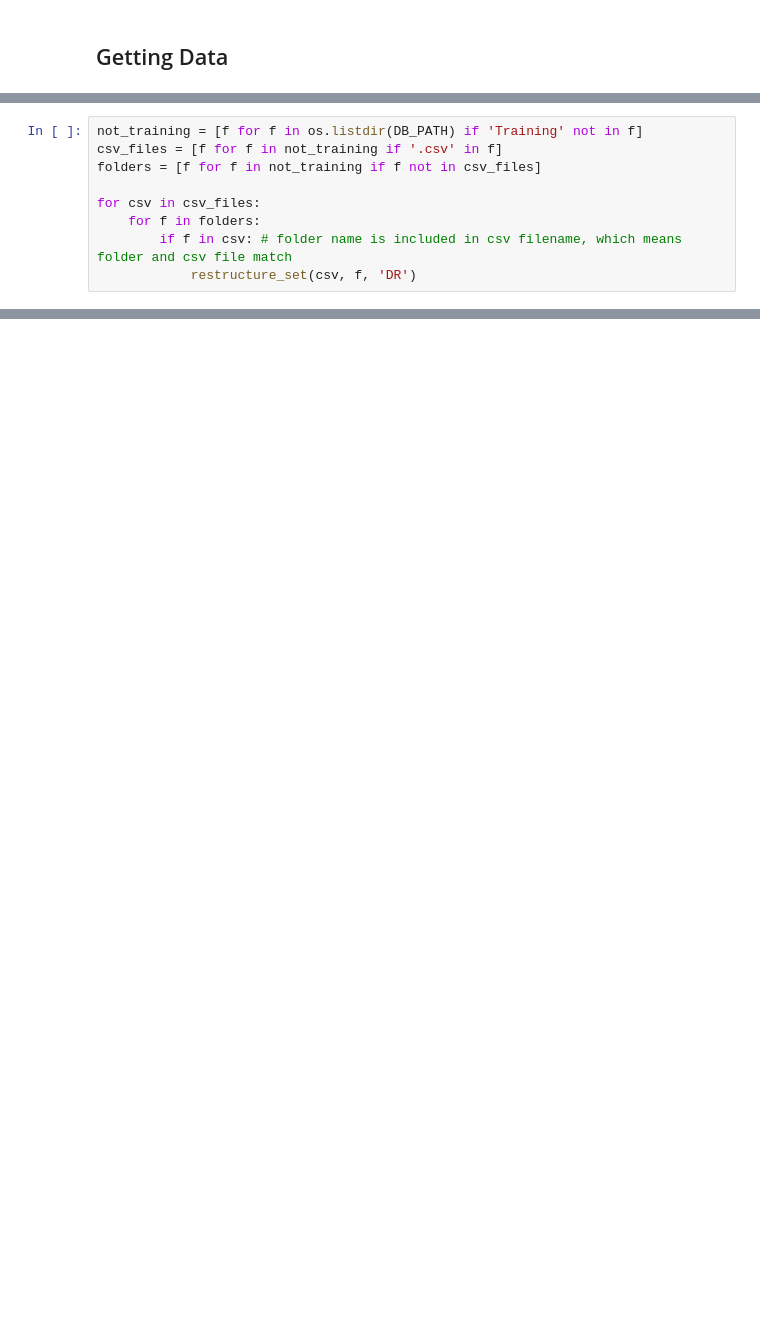
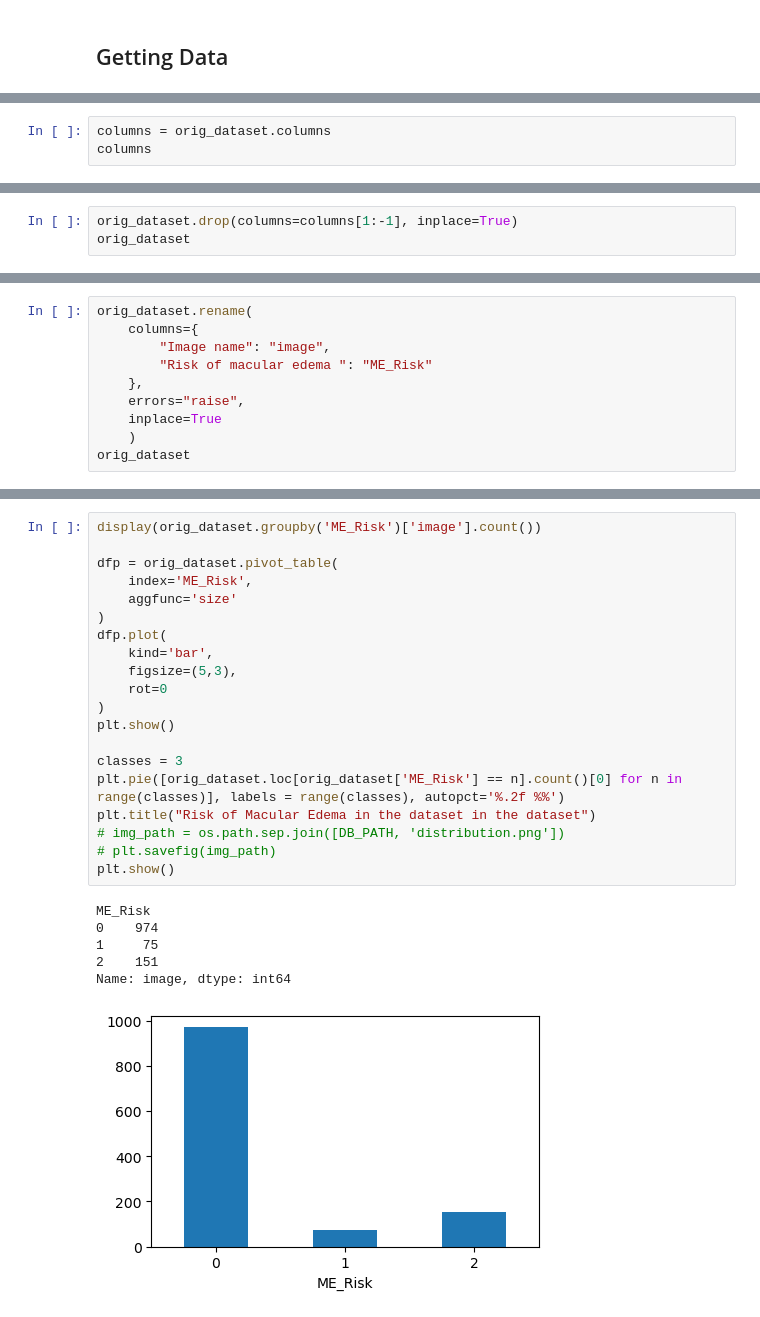
Before and after one commit to AlbertoRomanRamosRodriguez/Tesis-de-Grado, a Jupyter notebook: exploring_messidor_dr.ipynb, the cells around one changed output, grey strips where cells are left out. Drawn from its saved outputs; the diff is of its cells as text; blank space fills up the shorter version.

```diff
--- a/exploring_messidor_dr.ipynb
+++ b/exploring_messidor_dr.ipynb
@@ -194,9 +47,0 @@ def restructure_set(csv_file: str, folder: str, column: str):
-# %%
-not_training = [f for f in os.listdir(DB_PATH) if 'Training' not in f]
-csv_files = [f for f in not_training if '.csv' in f]
-folders = [f for f in not_training if f not in csv_files]
-
-for csv in csv_files:
-    for f in folders:
-        if f in csv: # folder name is included in csv filename, which means folder and csv file match
-            restructure_set(csv, f, 'DR')
@@ -207,0 +94,3 @@ Building Dataset Test/1: 100% |#################################| Time: 0:00:00
+# %%
+columns = orig_dataset.columns
+columns
@@ -207,0 +101,3 @@ Building Dataset Test/1: 100% |#################################| Time: 0:00:00
+# %%
+orig_dataset.drop(columns=columns[1:-1], inplace=True)
+orig_dataset
@@ -207,0 +118,10 @@ Building Dataset Test/1: 100% |#################################| Time: 0:00:00
+# %%
+orig_dataset.rename(
+    columns={
+        "Image name": "image",
+        "Risk of macular edema ": "ME_Risk"
+    },
+    errors="raise",
+    inplace=True
+    )
+orig_dataset
@@ -207,0 +142,27 @@ Building Dataset Test/1: 100% |#################################| Time: 0:00:00
+# %%
+display(orig_dataset.groupby('ME_Risk')['image'].count())
+
+dfp = orig_dataset.pivot_table(
+    index='ME_Risk',
+    aggfunc='size'
+)
+dfp.plot(
+    kind='bar',
+    figsize=(5,3),
+    rot=0
+)
+plt.show()
+
+classes = 3
+plt.pie([orig_dataset.loc[orig_dataset['ME_Risk'] == n].count()[0] for n in range(classes)], labels = range(classes), autopct='%.2f %%')
+plt.title("Risk of Macular Edema in the dataset in the dataset")
+# img_path = os.path.sep.join([DB_PATH, 'distribution.png'])
+# plt.savefig(img_path)
+plt.show()
+# %% [output]
+ME_Risk
+0    974
+1     75
+2    151
+Name: image, dtype: int64
+[figure, added]
```
Also changed, not shown: parts of 31 cells of this notebook.
